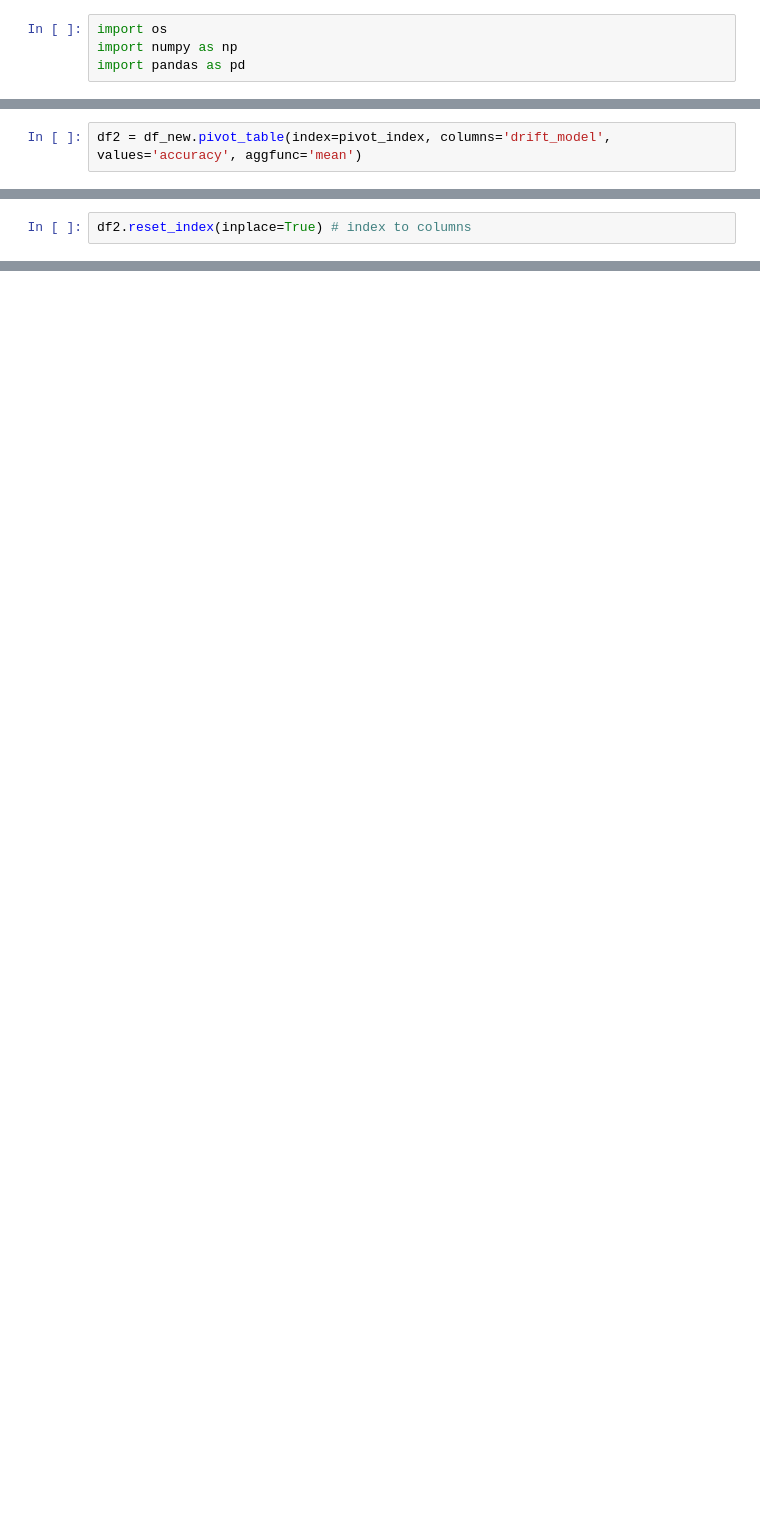
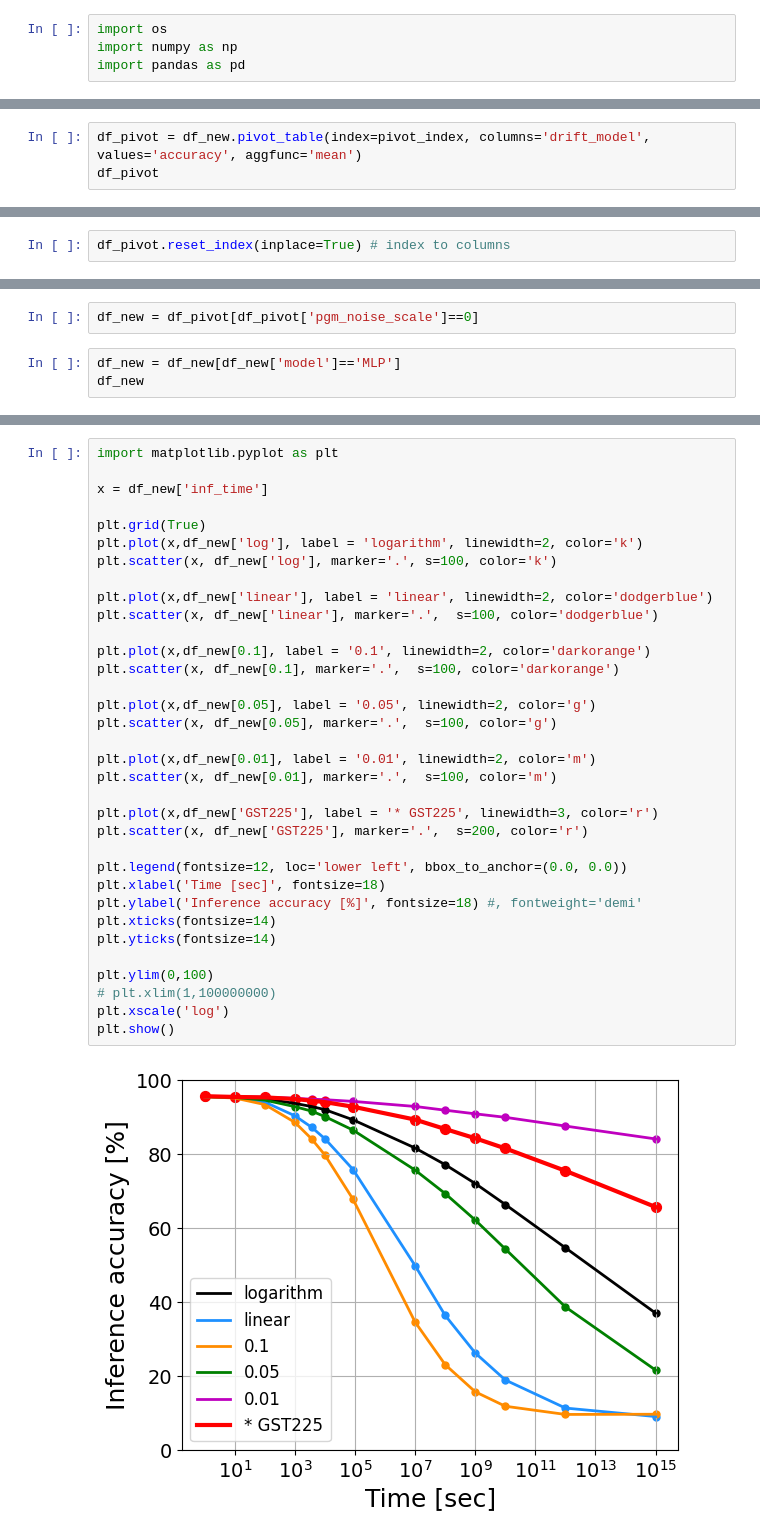
Before and after one commit to PRAM-weight-biasing/PRAM-weight-biasing, a Jupyter notebook: z_data_processing/data.ipynb, the cells around one changed output, grey strips where cells are left out. Cells and saved outputs as stored; diff of their text form; blank space fills up the shorter version.

Commit message:
data plotting files

```diff
--- a/z_data_processing/data.ipynb
+++ b/z_data_processing/data.ipynb
@@ -49,2 +153,3 @@ array(['default', 0.1, 0.05, 0.01, 'log'], dtype=object)
 # %%
-df2 = df_new.pivot_table(index=pivot_index, columns='drift_model', values='accuracy', aggfunc='mean')
+df_pivot = df_new.pivot_table(index=pivot_index, columns='drift_model', values='accuracy', aggfunc='mean')
+df_pivot
@@ -69,2 +175,2 @@ df2
 # %%
-df2.reset_index(inplace=True) # index to columns
+df_pivot.reset_index(inplace=True) # index to columns
@@ -89,0 +179,5 @@ df2.to_csv('./pivot.csv', index=False)
+# %%
+df_new = df_pivot[df_pivot['pgm_noise_scale']==0]
+# %%
+df_new = df_new[df_new['model']=='MLP']
+df_new
@@ -89,0 +199,36 @@ df2.to_csv('./pivot.csv', index=False)
+# %%
+import matplotlib.pyplot as plt
+
+x = df_new['inf_time']
+
+plt.grid(True)
+plt.plot(x,df_new['log'], label = 'logarithm', linewidth=2, color='k')
+plt.scatter(x, df_new['log'], marker='.', s=100, color='k')
+
+plt.plot(x,df_new['linear'], label = 'linear', linewidth=2, color='dodgerblue')
+plt.scatter(x, df_new['linear'], marker='.',  s=100, color='dodgerblue')
+
+plt.plot(x,df_new[0.1], label = '0.1', linewidth=2, color='darkorange')
+plt.scatter(x, df_new[0.1], marker='.',  s=100, color='darkorange')
+
+plt.plot(x,df_new[0.05], label = '0.05', linewidth=2, color='g')
+plt.scatter(x, df_new[0.05], marker='.',  s=100, color='g')
+
+plt.plot(x,df_new[0.01], label = '0.01', linewidth=2, color='m')
+plt.scatter(x, df_new[0.01], marker='.',  s=100, color='m')
+
+plt.plot(x,df_new['GST225'], label = '* GST225', linewidth=3, color='r')
+plt.scatter(x, df_new['GST225'], marker='.',  s=200, color='r')
+
+plt.legend(fontsize=12, loc='lower left', bbox_to_anchor=(0.0, 0.0))
+plt.xlabel('Time [sec]', fontsize=18)
+plt.ylabel('Inference accuracy [%]', fontsize=18) #, fontweight='demi'
+plt.xticks(fontsize=14)
+plt.yticks(fontsize=14)
+
+plt.ylim(0,100)
+# plt.xlim(1,100000000)
+plt.xscale('log')
+plt.show()
+# %% [output]
+[figure, added]
```
Also changed, not shown: parts of 21 cells of this notebook, 4 other files.
